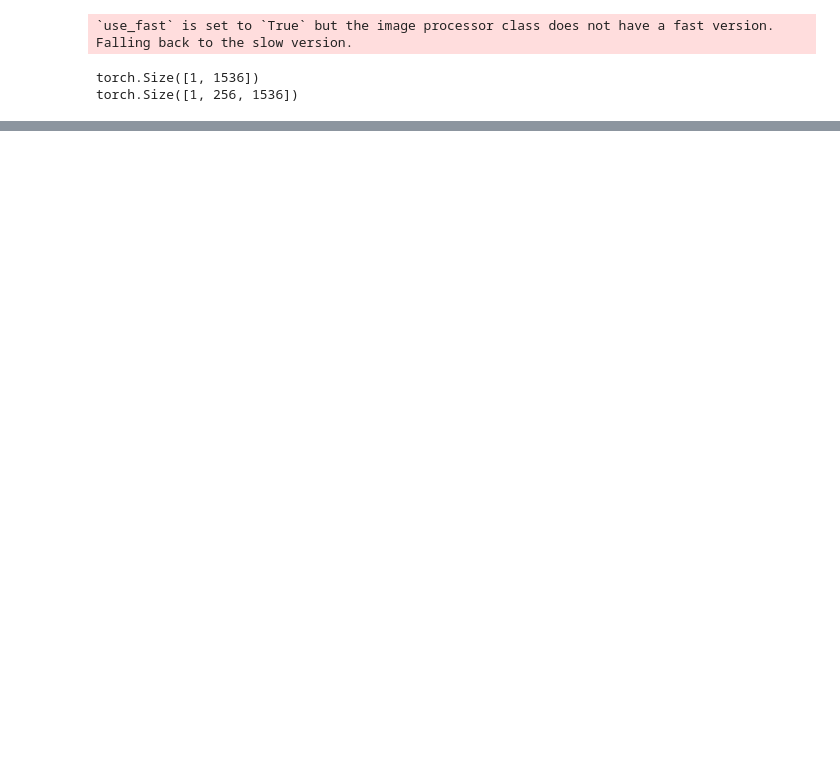
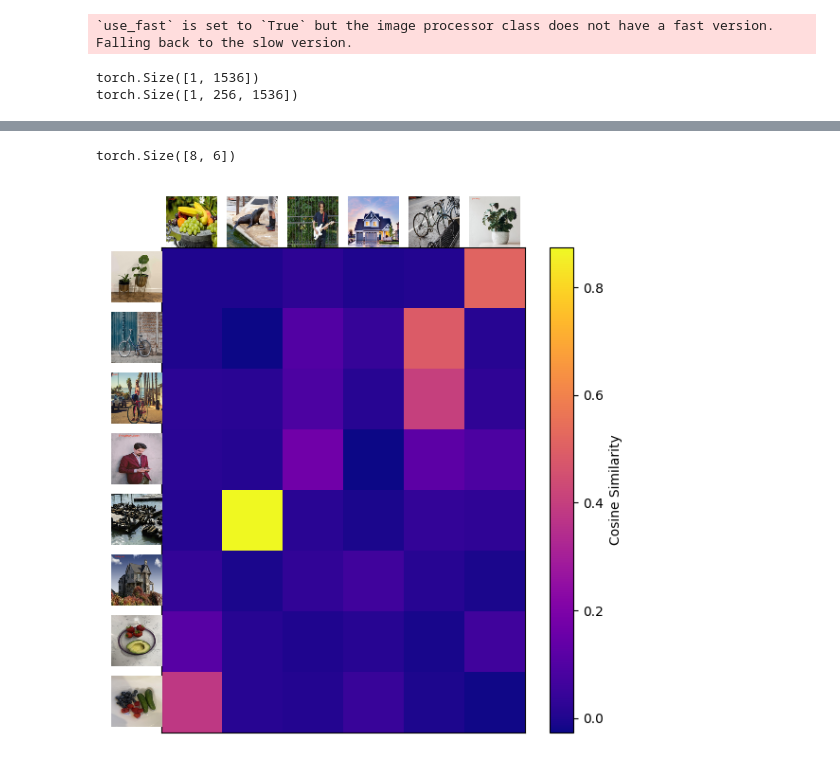
Before and after one commit to vmirly/GenAI-Hub, a Jupyter notebook: WebSSL/webssl_huggingface_inference.ipynb, the cells around one changed output, grey strips where cells are left out. Cells and saved outputs as stored; diff of their text form; code cells hidden in the pictures; blank space fills up the shorter version.

Commit message:
WebSSL: calc image similairities and plot heatmap

```diff
--- a/WebSSL/webssl_huggingface_inference.ipynb
+++ b/WebSSL/webssl_huggingface_inference.ipynb
@@ -48,0 +106,73 @@ torch.Size([1, 256, 1536])
+# %%
+# normalize features
+anchor_features_norm = torch.nn.functional.normalize(
+    anchor_features, dim=1
+)
+sample_features_norm = torch.nn.functional.normalize(
+    sample_features, dim=1
+)
+
+# compute cosine similarity
+similarity_matrix = sample_features_norm @ anchor_features_norm.T
+print(similarity_matrix.shape)
+# %% [output]
+torch.Size([8, 6])
+# %%
+from matplotlib.offsetbox import OffsetImage, AnnotationBbox
+
+def add_image_ticks(axis, images, xycoords, direction='x'):
+    for idx, img in enumerate(images):
+        imagebox = OffsetImage(img, zoom=0.3)
+        if direction == 'x':
+            ab = AnnotationBbox(
+                imagebox, (idx, -0.5),
+                xycoords=xycoords, frameon=False,
+                box_alignment=(0.5, 0)
+            )
+        else:
+            ab = AnnotationBbox(
+                imagebox, (-0.5, idx),
+                xycoords=xycoords, frameon=False,
+                box_alignment=(1, 0.5)
+            )
+        axis.add_artist(ab)
+
+
+standard_size = (128, 128)
+
+def resize_image(image, size):
+    return image.resize(size)
+
+anchor_imgs_resized = [
+    resize_image(img, standard_size) for img in anchor_imgs
+]
+sample_imgs_resized = [
+    resize_image(img, standard_size) for img in sample_imgs
+]
+
+similarity_matrix_np = similarity_matrix.cpu().numpy()
+
+# Plot heatmap
+fig, ax = plt.subplots(figsize=(8, 8))
+plt.subplots_adjust(top=0.75, left=0.25)
+
+plt.imshow(similarity_matrix_np, cmap='plasma')
+plt.colorbar(label='Cosine Similarity')
+
+add_image_ticks(
+    ax, anchor_imgs_resized,
+    xycoords='data', direction='x'
+)
+add_image_ticks(
+    ax, sample_imgs_resized,
+    xycoords='data', direction='y'
+)
+
+ax.set_xticks([])
+ax.set_yticks([])
+ax.set_xticklabels([])
+ax.set_yticklabels([])
+
+plt.show()
+# %% [output]
+[figure, added]
```
Also changed, not shown: parts of 4 cells of this notebook, 4 other files.
